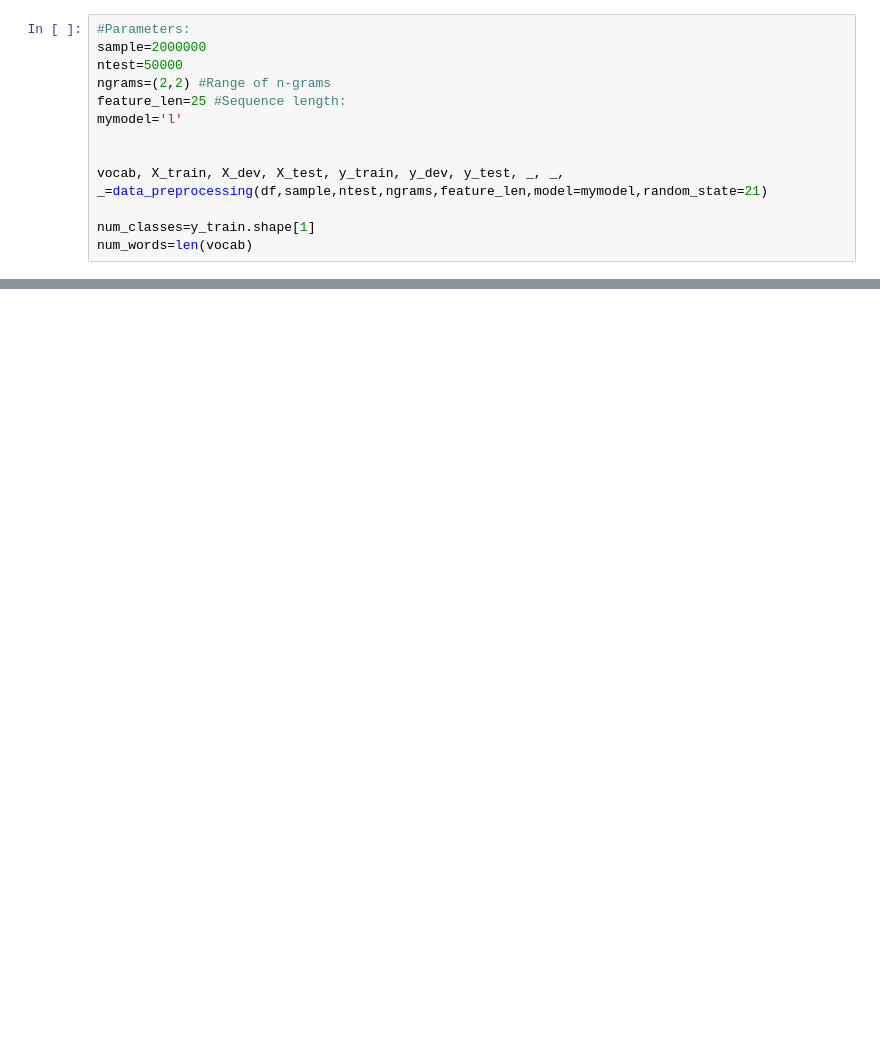
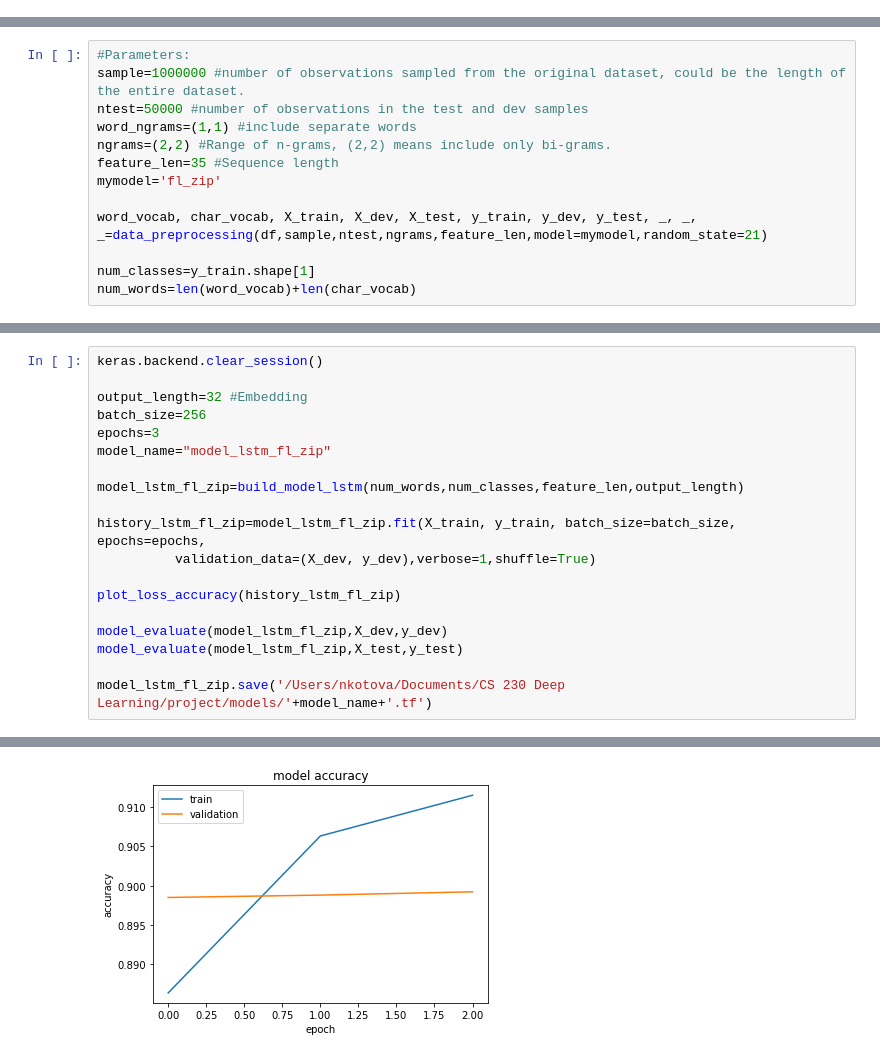
Before and after one commit to nkotova/MLprojects, a Jupyter notebook: RNN_predict_race_name_and_location.ipynb, the cells around one changed output, grey strips where cells are left out. Drawn from its saved outputs; the diff is of its cells as text; blank space fills up the shorter version.

```diff
--- a/RNN_predict_race_name_and_location.ipynb
+++ b/RNN_predict_race_name_and_location.ipynb
@@ -436,13 +0,0 @@ Sampling data for last name only model:
-# %%
-#Parameters:
-sample=2000000
-ntest=50000
-ngrams=(2,2) #Range of n-grams
-feature_len=25 #Sequence length:
-mymodel='l'
-
-
-vocab, X_train, X_dev, X_test, y_train, y_dev, y_test, _, _, _=data_preprocessing(df,sample,ntest,ngrams,feature_len,model=mymodel,random_state=21)
-
-num_classes=y_train.shape[1]
-num_words=len(vocab)
@@ -469,0 +423,13 @@ model_lstm_ln.save('/Users/nkotova/Documents/CS 230 Deep Learning/project/models
+# %%
+#Parameters:
+sample=1000000 #number of observations sampled from the original dataset, could be the length of the entire dataset.
+ntest=50000 #number of observations in the test and dev samples
+word_ngrams=(1,1) #include separate words
+ngrams=(2,2) #Range of n-grams, (2,2) means include only bi-grams.
+feature_len=35 #Sequence length
+mymodel='fl_zip'
+
+word_vocab, char_vocab, X_train, X_dev, X_test, y_train, y_dev, y_test, _, _, _=data_preprocessing(df,sample,ntest,ngrams,feature_len,model=mymodel,random_state=21)
+
+num_classes=y_train.shape[1]
+num_words=len(word_vocab)+len(char_vocab)
@@ -469,0 +454,20 @@ model_lstm_ln.save('/Users/nkotova/Documents/CS 230 Deep Learning/project/models
+# %%
+keras.backend.clear_session()
+
+output_length=32 #Embedding
+batch_size=256
+epochs=3
+model_name="model_lstm_fl_zip"
+
+model_lstm_fl_zip=build_model_lstm(num_words,num_classes,feature_len,output_length)
+
+history_lstm_fl_zip=model_lstm_fl_zip.fit(X_train, y_train, batch_size=batch_size, epochs=epochs,
+          validation_data=(X_dev, y_dev),verbose=1,shuffle=True)
+
+plot_loss_accuracy(history_lstm_fl_zip)
+
+model_evaluate(model_lstm_fl_zip,X_dev,y_dev)
+model_evaluate(model_lstm_fl_zip,X_test,y_test)
+
+model_lstm_fl_zip.save('/Users/nkotova/Documents/CS 230 Deep Learning/project/models/'+model_name+'.tf')
+# %% [output]
@@ -469,0 +500 @@ model_lstm_ln.save('/Users/nkotova/Documents/CS 230 Deep Learning/project/models
+[figure, added]
```
Also changed, not shown: parts of 44 cells of this notebook.
